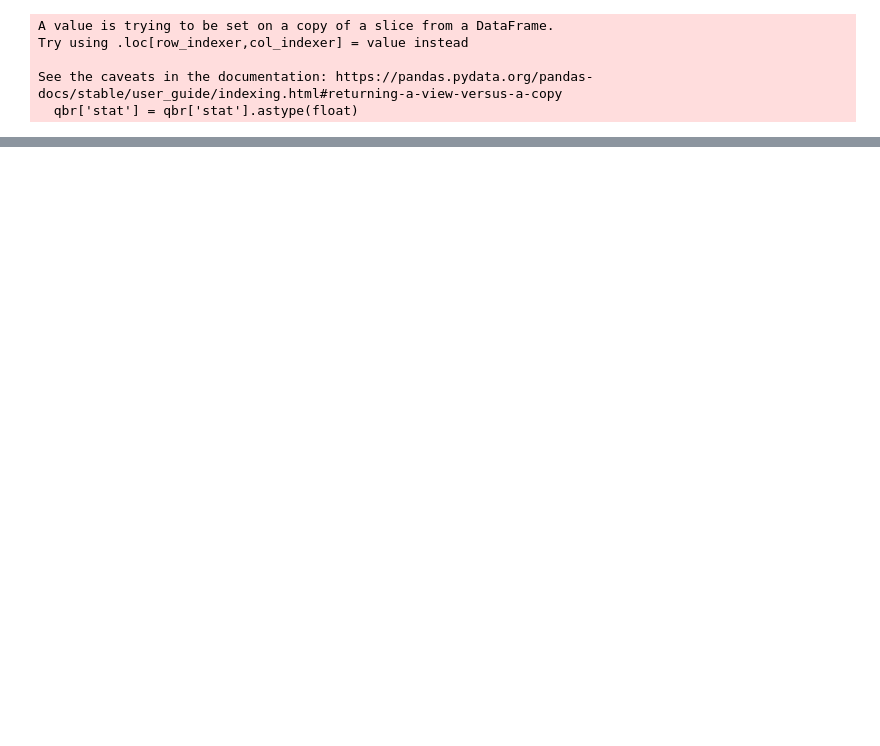
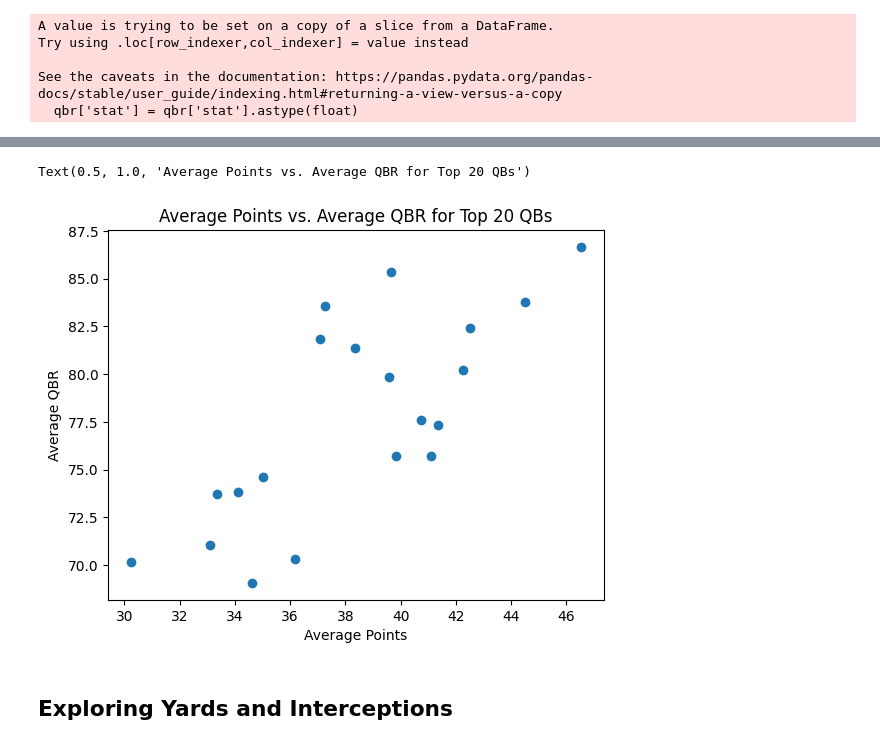
Before and after one commit to wjurden/college-football-project, a Jupyter notebook: code/eda/player_game_stats_eda.ipynb, the cells around one changed output, grey strips where cells are left out. Cells and saved outputs as stored; diff of their text form; code cells hidden in the pictures; blank space fills up the shorter version.

```diff
--- a/code/eda/player_game_stats_eda.ipynb
+++ b/code/eda/player_game_stats_eda.ipynb
@@ -222,0 +199,4 @@ grouped
+# %%
+# Subsetting to top 20 and adding in average points
+top20_qbr = qbr_subset.groupby(["athlete_name", "school"]).agg({'points': 'mean', 'stat': 'mean'}).sort_values(by = 'stat', ascending = False).head(20)
+top20_qbr
@@ -222,0 +222,10 @@ grouped
+# %%
+plt.scatter(top20_qbr['points'], top20_qbr['stat'])
+plt.xlabel('Average Points')
+plt.ylabel('Average QBR')
+plt.title('Average Points vs. Average QBR for Top 20 QBs')
+# %% [output]
+Text(0.5, 1.0, 'Average Points vs. Average QBR for Top 20 QBs')
+[figure, added]
+# %% [markdown]
+## Exploring Yards and Interceptions
```
Also changed, not shown: parts of 20 cells of this notebook.
